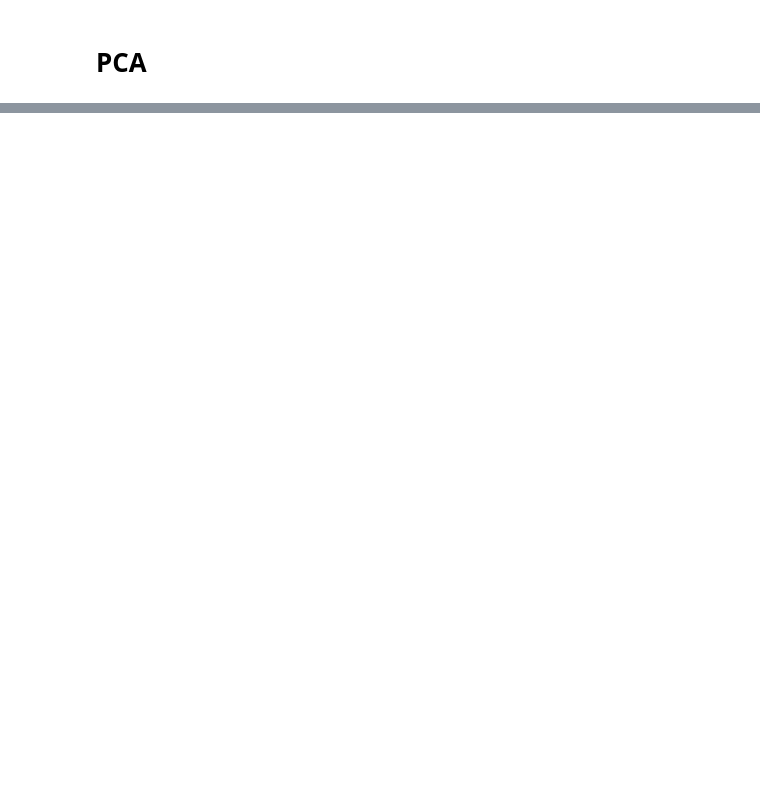
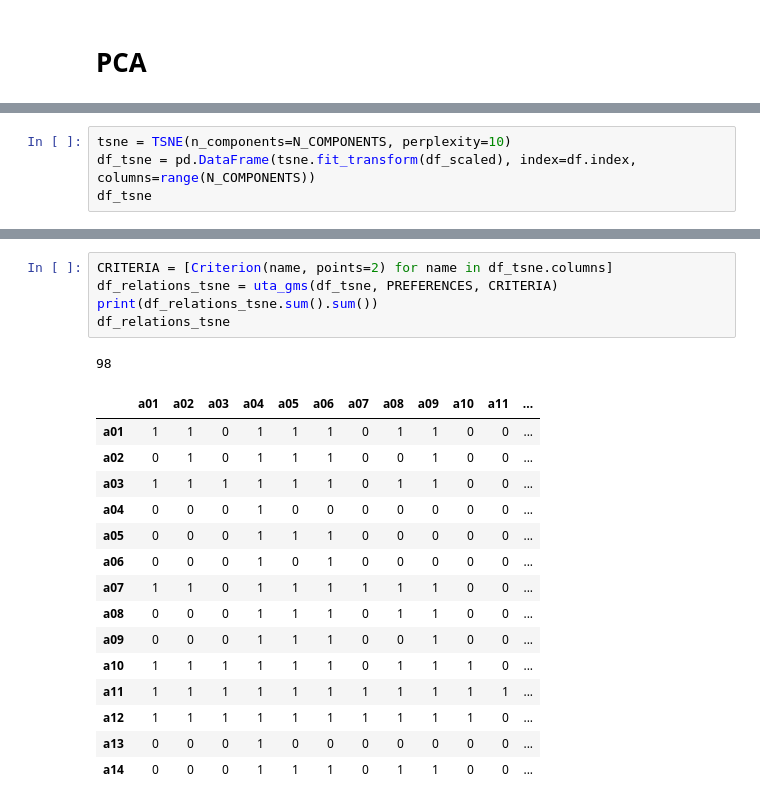
Before and after one commit to anras5/ordinal-regression-reduced, a Jupyter notebook: src/main.ipynb, the cells around one changed output, grey strips where cells are left out. Drawn from its saved outputs; the diff is of its cells as text; blank space fills up the shorter version.

Commit message:
feat: add tsne and mds

```diff
--- a/src/main.ipynb
+++ b/src/main.ipynb
@@ -128,0 +127,4 @@ hasse_graphviz(df_relations_pca.values, df.index)
+# %%
+tsne = TSNE(n_components=N_COMPONENTS, perplexity=10)
+df_tsne = pd.DataFrame(tsne.fit_transform(df_scaled), index=df.index, columns=range(N_COMPONENTS))
+df_tsne
@@ -128,0 +147,22 @@ hasse_graphviz(df_relations_pca.values, df.index)
+# %%
+CRITERIA = [Criterion(name, points=2) for name in df_tsne.columns]
+df_relations_tsne = uta_gms(df_tsne, PREFERENCES, CRITERIA)
+print(df_relations_tsne.sum().sum())
+df_relations_tsne
+# %% [output]
+98
+|  | a01 | a02 | a03 | a04 | a05 | a06 | a07 | a08 | a09 | a10 | a11 | ... |
+| a01 | 1 | 1 | 0 | 1 | 1 | 1 | 0 | 1 | 1 | 0 | 0 | ... |
+| a02 | 0 | 1 | 0 | 1 | 1 | 1 | 0 | 0 | 1 | 0 | 0 | ... |
+| a03 | 1 | 1 | 1 | 1 | 1 | 1 | 0 | 1 | 1 | 0 | 0 | ... |
+| a04 | 0 | 0 | 0 | 1 | 0 | 0 | 0 | 0 | 0 | 0 | 0 | ... |
+| a05 | 0 | 0 | 0 | 1 | 1 | 1 | 0 | 0 | 0 | 0 | 0 | ... |
+| a06 | 0 | 0 | 0 | 1 | 0 | 1 | 0 | 0 | 0 | 0 | 0 | ... |
+| a07 | 1 | 1 | 0 | 1 | 1 | 1 | 1 | 1 | 1 | 0 | 0 | ... |
+| a08 | 0 | 0 | 0 | 1 | 1 | 1 | 0 | 1 | 1 | 0 | 0 | ... |
+| a09 | 0 | 0 | 0 | 1 | 1 | 1 | 0 | 0 | 1 | 0 | 0 | ... |
+| a10 | 1 | 1 | 1 | 1 | 1 | 1 | 0 | 1 | 1 | 1 | 0 | ... |
+| a11 | 1 | 1 | 1 | 1 | 1 | 1 | 1 | 1 | 1 | 1 | 1 | ... |
+| a12 | 1 | 1 | 1 | 1 | 1 | 1 | 1 | 1 | 1 | 1 | 0 | ... |
+| a13 | 0 | 0 | 0 | 1 | 0 | 0 | 0 | 0 | 0 | 0 | 0 | ... |
+| a14 | 0 | 0 | 0 | 1 | 1 | 1 | 0 | 1 | 1 | 0 | 0 | ... |
```
Also changed, not shown: parts of 14 cells of this notebook.
